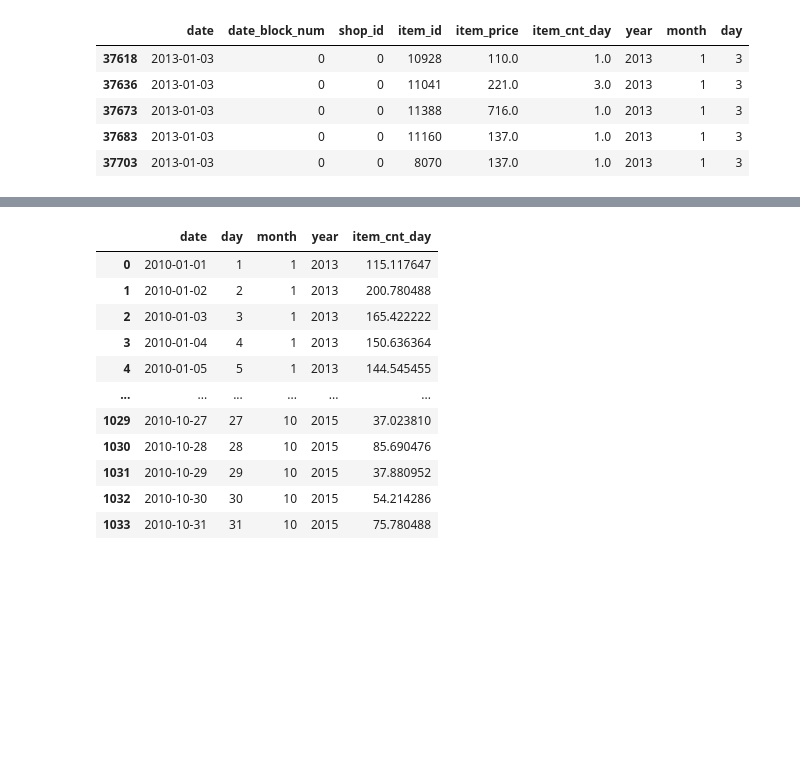
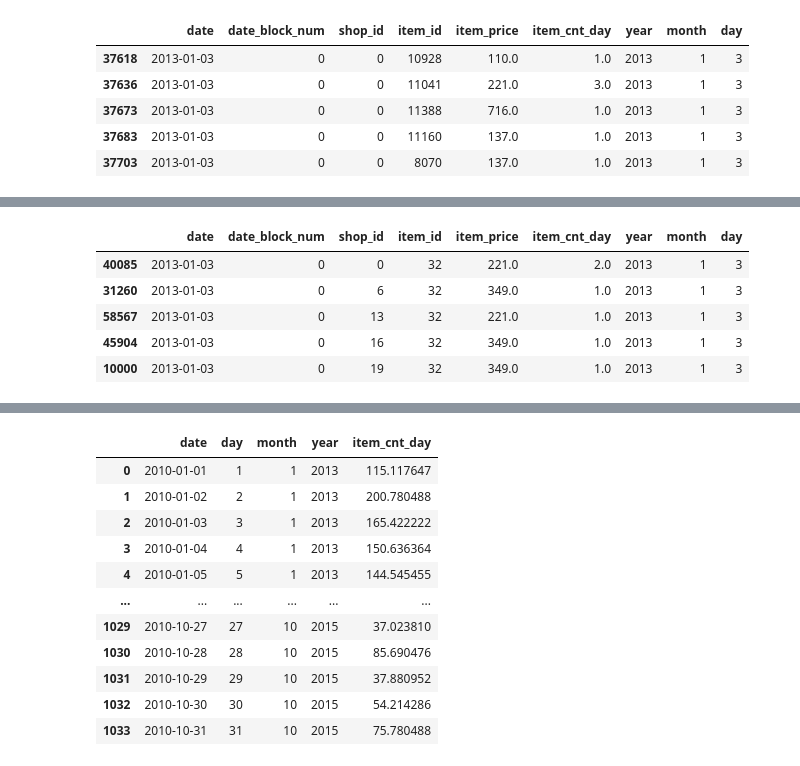
Before and after one commit to OliviaJayeola/DataSciencePortfolio, a Jupyter notebook: predict_sales/predict_sales.ipynb, the cells around one changed output, grey strips where cells are left out. Saved outputs shown, nothing was run; the diff lists cells and outputs as text; code cells hidden in the pictures; blank space fills up the shorter version.

```diff
--- a/predict_sales/predict_sales.ipynb
+++ b/predict_sales/predict_sales.ipynb
@@ -158,0 +189,9 @@ print(average_sales_per_day.head(), '\n', average_sales_per_month.head())
+# %%
+sales[(sales['item_id'] == 32) & (sales['date'] == '2013-01-03')].head()
+# %% [output]
+|  | date | date_block_num | shop_id | item_id | item_price | item_cnt_day | year | month | day |
+| 40085 | 2013-01-03 | 0 | 0 | 32 | 221.0 | 2.0 | 2013 | 1 | 3 |
+| 31260 | 2013-01-03 | 0 | 6 | 32 | 349.0 | 1.0 | 2013 | 1 | 3 |
+| 58567 | 2013-01-03 | 0 | 13 | 32 | 221.0 | 1.0 | 2013 | 1 | 3 |
+| 45904 | 2013-01-03 | 0 | 16 | 32 | 349.0 | 1.0 | 2013 | 1 | 3 |
+| 10000 | 2013-01-03 | 0 | 19 | 32 | 349.0 | 1.0 | 2013 | 1 | 3 |
```
Also changed, not shown: parts of 19 cells of this notebook.
